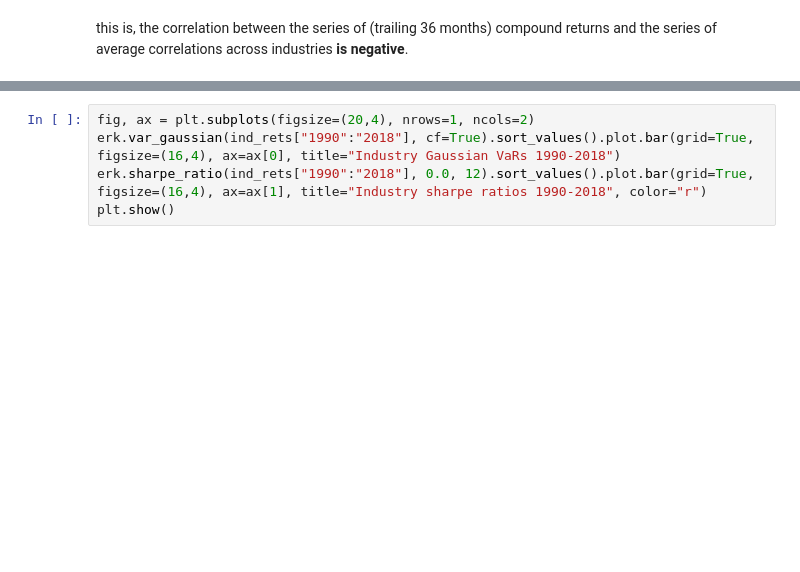
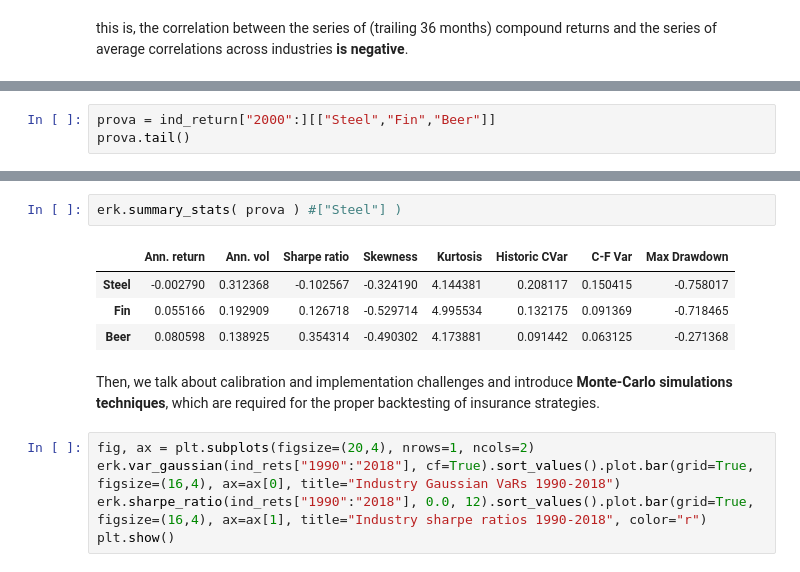
Before and after one commit to z4ir3/finance-courses, a Jupyter notebook: week-3.ipynb, the cells around one changed output, grey strips where cells are left out. Saved outputs shown, nothing was run; the diff lists cells and outputs as text; blank space fills up the shorter version.

```diff
--- a/week-3.ipynb
+++ b/week-3.ipynb
@@ -274,0 +379,3 @@ across industries **is negative**.
+# %%
+prova = ind_return["2000":][["Steel","Fin","Beer"]]
+prova.tail()
@@ -275,3 +389,13 @@ across industries **is negative**.
+# %%
+erk.summary_stats( prova ) #["Steel"] )
+# %% [output]
+|  | Ann. return | Ann. vol | Sharpe ratio | Skewness | Kurtosis | Historic CVar | C-F Var | Max Drawdown |
+| Steel | -0.002790 | 0.312368 | -0.102567 | -0.324190 | 4.144381 | 0.208117 | 0.150415 | -0.758017 |
+| Fin | 0.055166 | 0.192909 | 0.126718 | -0.529714 | 4.995534 | 0.132175 | 0.091369 | -0.718465 |
+| Beer | 0.080598 | 0.138925 | 0.354314 | -0.490302 | 4.173881 | 0.091442 | 0.063125 | -0.271368 |
+# %% [markdown]
+Then, we talk about calibration and implementation challenges and introduce **Monte-Carlo simulations techniques**,
+which are required for the proper backtesting of insurance strategies.
 # %%
 fig, ax = plt.subplots(figsize=(20,4), nrows=1, ncols=2)
 erk.var_gaussian(ind_rets["1990":"2018"], cf=True).sort_values().plot.bar(grid=True, figsize=(16,4), ax=ax[0], title="Industry Gaussian VaRs 1990-2018")
```
Also changed, not shown: parts of 10 cells of this notebook.
